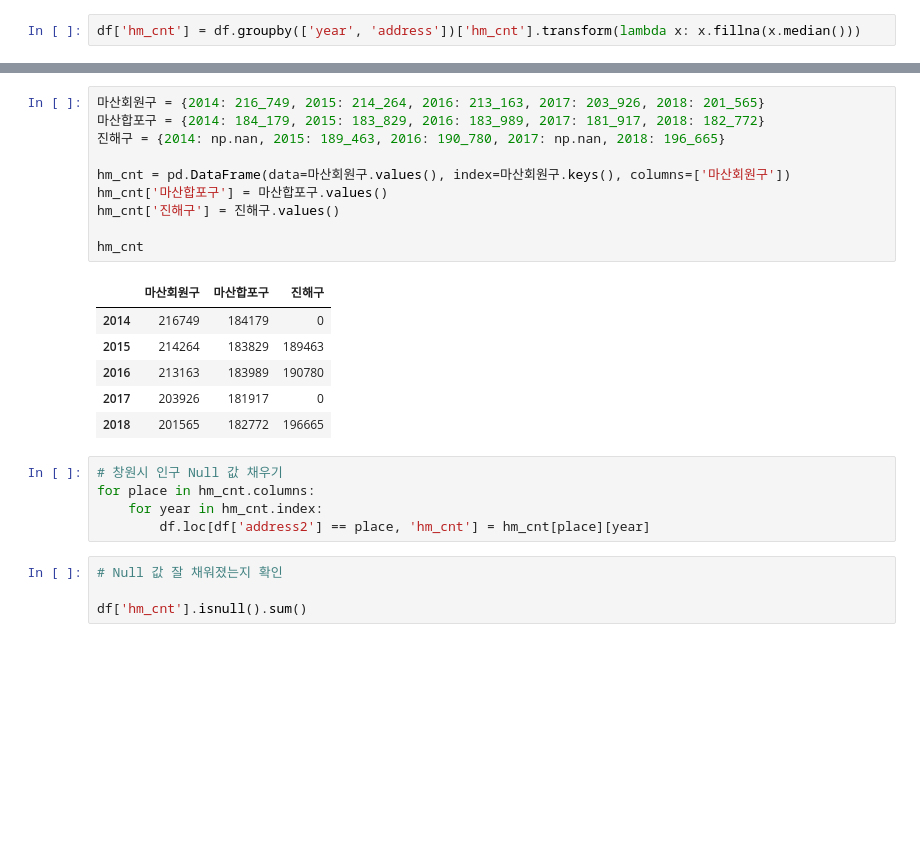
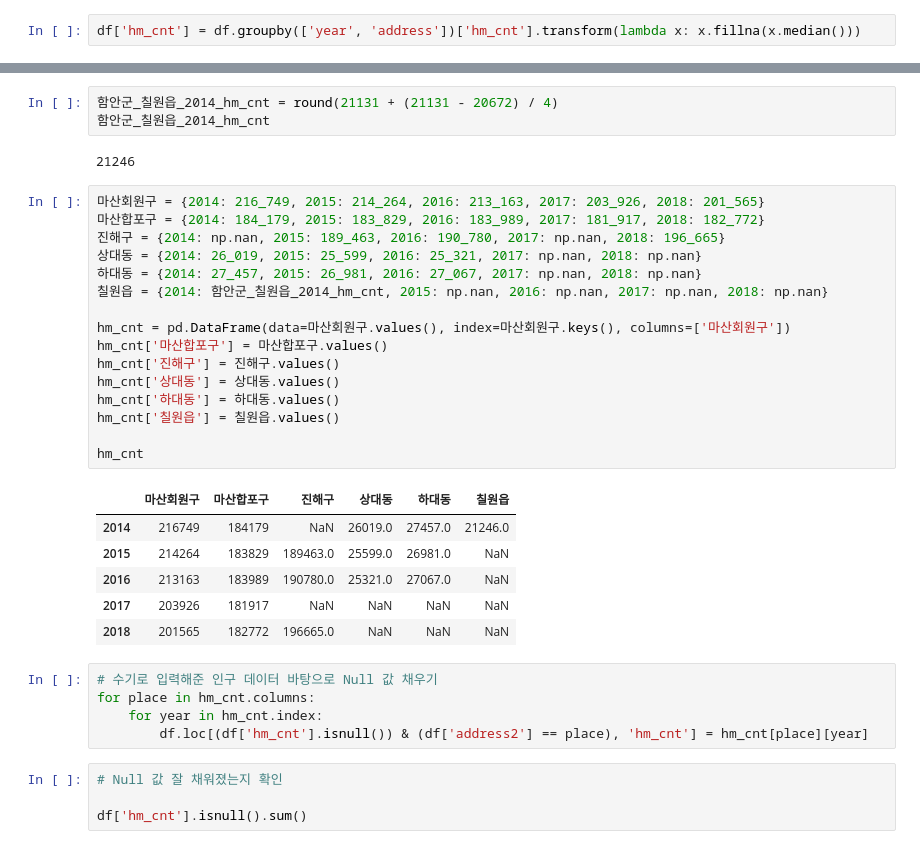
Before and after one commit to hanseul-wang/fire-prediction-model-Kimhae, a Jupyter notebook: Fire/Data_analysis/Fire_Preprocessing.ipynb, the cells around one changed output, grey strips where cells are left out. Cells and saved outputs as stored; diff of their text form; blank space fills up the shorter version.

```diff
--- a/Fire/Data_analysis/Fire_Preprocessing.ipynb
+++ b/Fire/Data_analysis/Fire_Preprocessing.ipynb
@@ -400,25 +418,36 @@ Name: hm_cnt, dtype: int64
+# %%
+함안군_칠원읍_2014_hm_cnt = round(21131 + (21131 - 20672) / 4)
+함안군_칠원읍_2014_hm_cnt
+# %% [output]
+21246
 # %%
 마산회원구 = {2014: 216_749, 2015: 214_264, 2016: 213_163, 2017: 203_926, 2018: 201_565}
 마산합포구 = {2014: 184_179, 2015: 183_829, 2016: 183_989, 2017: 181_917, 2018: 182_772}
 진해구 = {2014: np.nan, 2015: 189_463, 2016: 190_780, 2017: np.nan, 2018: 196_665}
+상대동 = {2014: 26_019, 2015: 25_599, 2016: 25_321, 2017: np.nan, 2018: np.nan}
+하대동 = {2014: 27_457, 2015: 26_981, 2016: 27_067, 2017: np.nan, 2018: np.nan}
+칠원읍 = {2014: 함안군_칠원읍_2014_hm_cnt, 2015: np.nan, 2016: np.nan, 2017: np.nan, 2018: np.nan}
 
 hm_cnt = pd.DataFrame(data=마산회원구.values(), index=마산회원구.keys(), columns=['마산회원구'])
 hm_cnt['마산합포구'] = 마산합포구.values()
 hm_cnt['진해구'] = 진해구.values()
+hm_cnt['상대동'] = 상대동.values()
+hm_cnt['하대동'] = 하대동.values()
+hm_cnt['칠원읍'] = 칠원읍.values()
 
 hm_cnt
 # %% [output]
-|  | 마산회원구 | 마산합포구 | 진해구 |
-| 2014 | 216749 | 184179 | 0 |
-| 2015 | 214264 | 183829 | 189463 |
-| 2016 | 213163 | 183989 | 190780 |
-| 2017 | 203926 | 181917 | 0 |
-| 2018 | 201565 | 182772 | 196665 |
+|  | 마산회원구 | 마산합포구 | 진해구 | 상대동 | 하대동 | 칠원읍 |
+| 2014 | 216749 | 184179 | NaN | 26019.0 | 27457.0 | 21246.0 |
+| 2015 | 214264 | 183829 | 189463.0 | 25599.0 | 26981.0 | NaN |
+| 2016 | 213163 | 183989 | 190780.0 | 25321.0 | 27067.0 | NaN |
+| 2017 | 203926 | 181917 | NaN | NaN | NaN | NaN |
+| 2018 | 201565 | 182772 | 196665.0 | NaN | NaN | NaN |
 # %%
-# 창원시 인구 Null 값 채우기
+# 수기로 입력해준 인구 데이터 바탕으로 Null 값 채우기
 for place in hm_cnt.columns:
     for year in hm_cnt.index:
-        df.loc[df['address2'] == place, 'hm_cnt'] = hm_cnt[place][year]
+        df.loc[(df['hm_cnt'].isnull()) & (df['address2'] == place), 'hm_cnt'] = hm_cnt[place][year]
 # %%
 # Null 값 잘 채워졌는지 확인
 
```
Also changed, not shown: parts of 34 cells of this notebook.
